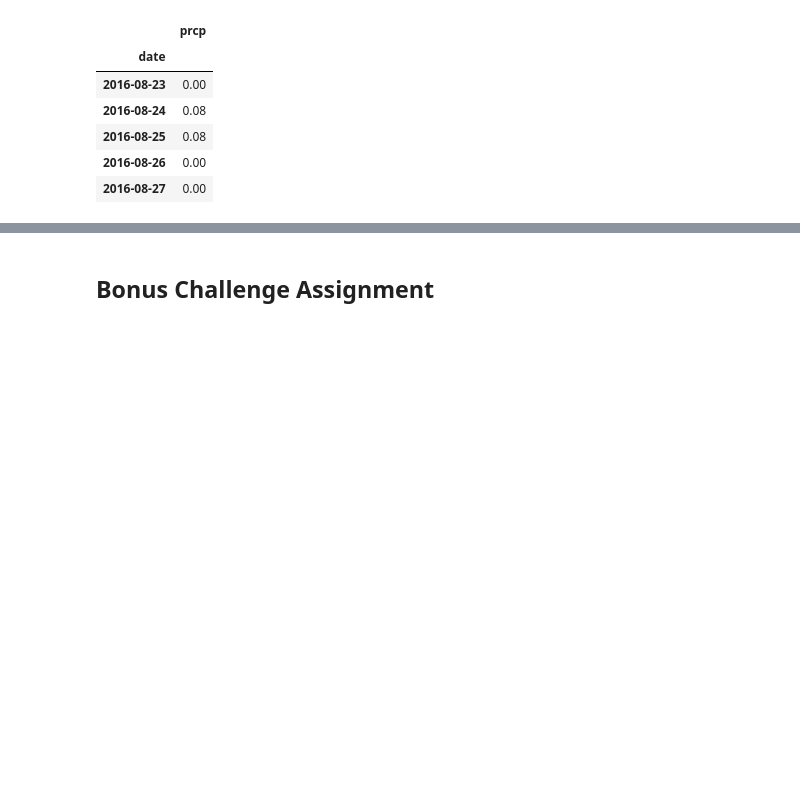
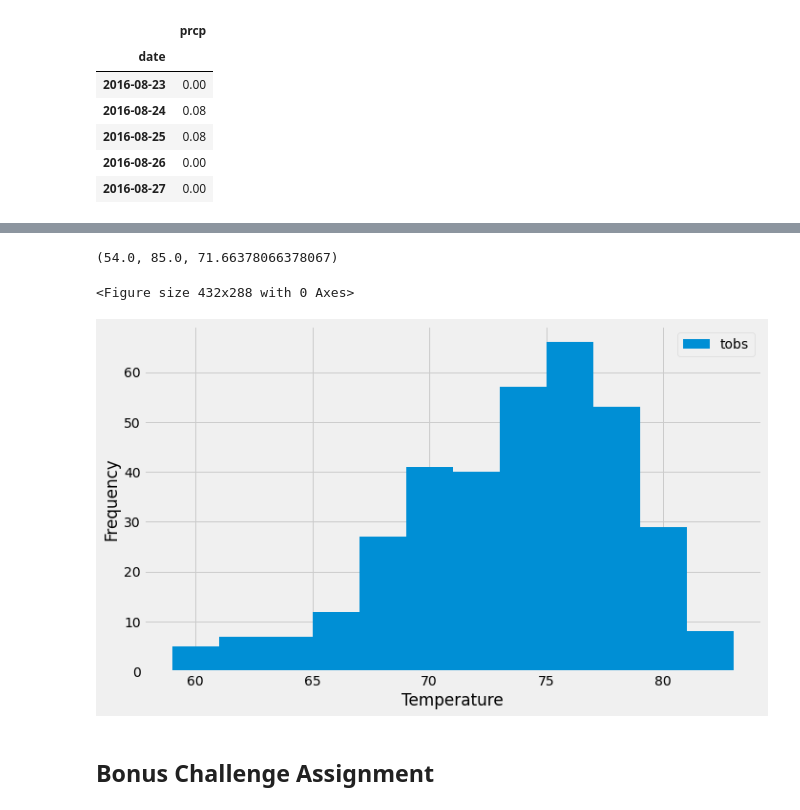
Before and after one commit to erinmlee97/sqlalchemy_challenge, a Jupyter notebook: climate_starter.ipynb, the cells around one changed output, grey strips where cells are left out. Cells and saved outputs as stored; diff of their text form; code cells hidden in the pictures; blank space fills up the shorter version.

```diff
--- a/climate_starter.ipynb
+++ b/climate_starter.ipynb
@@ -145,9 +181,37 @@ prcp_df.head(10)
 # %%
 # Using the station id from the previous query, calculate the lowest temperature recorded,
 # highest temperature recorded, and average temperature of the most active station?
+sel = [func.min(Measurement.tobs), func.max(Measurement.tobs), func.avg(Measurement.tobs)]
+mostactive_temps = session.query(*sel).\
+                    group_by(Measurement.station).\
+                    order_by(func.count(Measurement.id).desc()).first()
+mostactive_temps
+# %% [output]
+(54.0, 85.0, 71.66378066378067)
 # %%
 # Choose the station with the highest number of temperature observations.
 # Query the last 12 months of temperature observation data for this station and plot the results as a histogram
+temps=session.query(Measurement.tobs).\
+            filter(Measurement.station== "USC00519281").\
+            filter(Measurement.date>=query_date).all()
+
+temp_df = pd.DataFrame(temps, columns=["tobs"])
+
+plt.tight_layout()
+plt.figure(figsize=(10,6))
+plt.hist(temp_df["tobs"], bins=12)
+plt.ylabel("Frequency")
+plt.xlabel("Temperature")
+plt.legend(["tobs"])
+plt.tight_layout()
+plt.show()
+
+
+#plt.savefig("Output_Images/frequecy.png")
+plt.show()
+# %% [output]
+<Figure size 432x288 with 0 Axes>
+[figure, added]
 # %% [markdown]
 ## Bonus Challenge Assignment
 # %%
```
Also changed, not shown: parts of 6 cells of this notebook, 2 other files.
